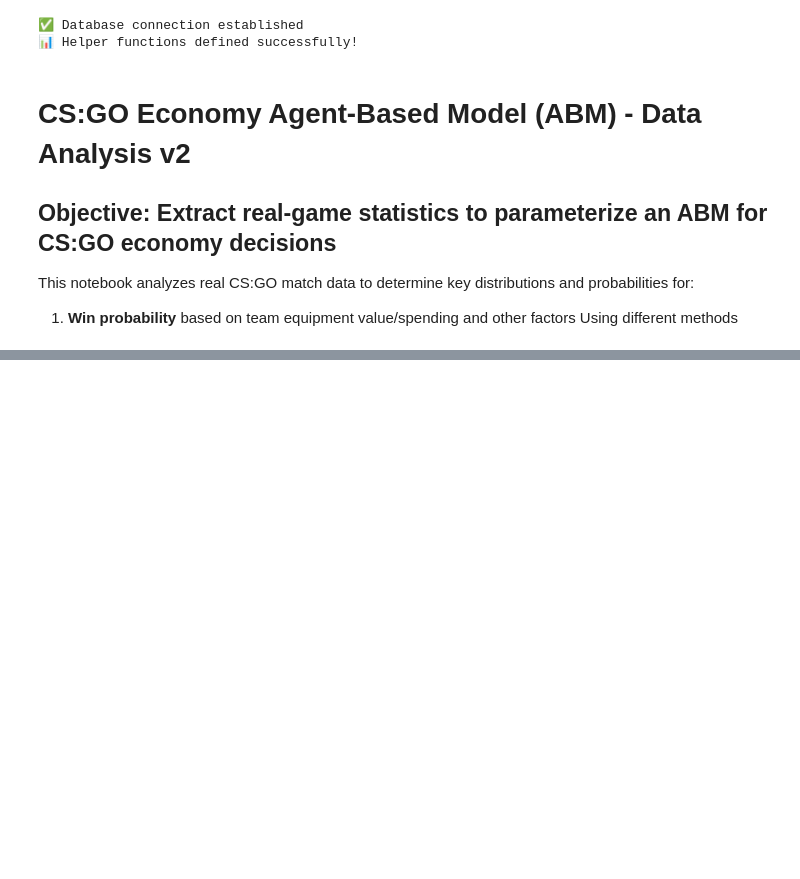
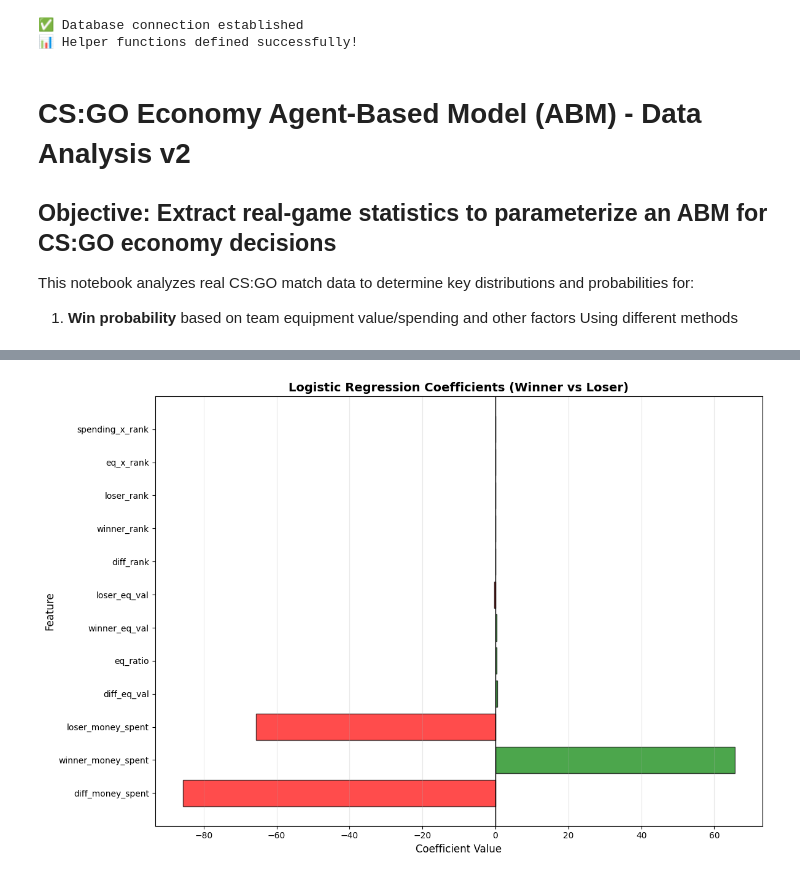
Before and after one commit to petz15/csgo_parser_analytics, a Jupyter notebook: abm_v2.ipynb, the cells around one changed output, grey strips where cells are left out. Saved outputs shown, nothing was run; the diff lists cells and outputs as text; code cells hidden in the pictures; blank space fills up the shorter version.

```diff
--- a/abm_v2.ipynb
+++ b/abm_v2.ipynb
@@ -983,0 +781,63 @@ else:
+# %%
+log_model = trained_models['Logistic Regression']
+# For logistic regression, analyze coefficients
+print("\n📊 LOGISTIC REGRESSION COEFFICIENTS")
+print("="*70)
+
+coefficients = log_model.coef_[0]
+feature_names = X.columns
+
+# Create importance dataframe
+importance_df = pd.DataFrame({
+    'feature': feature_names,
+    'coefficient': coefficients,
+    'abs_coefficient': np.abs(coefficients),
+    'odds_ratio': np.exp(coefficients)
+}).sort_values('abs_coefficient', ascending=False)
+
+print("\nFeature Coefficients (sorted by absolute value):")
+print(importance_df.to_string(index=False))
+
+print("\n💡 Interpretation (Winner Perspective):")
+print("  - Positive coefficient: increases probability of winning")
+print("  - Negative coefficient: decreases probability of winning")
+print("  - Odds ratio > 1: multiplicative increase in win odds")
+print("  - Odds ratio < 1: multiplicative decrease in win odds")
+
+# Plot coefficients
+plt.figure(figsize=(12, 8))
+colors = ['green' if x > 0 else 'red' for x in importance_df['coefficient']]
+plt.barh(importance_df['feature'], importance_df['coefficient'], color=colors, alpha=0.7, edgecolor='black')
+plt.xlabel('Coefficient Value', fontsize=12)
+plt.ylabel('Feature', fontsize=12)
+plt.title('Logistic Regression Coefficients (Winner vs Loser)', fontsize=14, fontweight='bold')
+plt.axvline(x=0, color='black', linestyle='-', linewidth=1)
+plt.grid(True, alpha=0.3, axis='x')
+plt.tight_layout()
+plt.show()
+
+
+
+# Summary of key insights
+print("\n" + "="*70)
+print("🔑 KEY INSIGHTS FROM FEATURE IMPORTANCE")
+print("="*70)
+
+top_features = importance_df.head(5)
+print("\nTop 5 Most Important Features for Predicting Winners:")
+for idx, row in top_features.iterrows():
+    feature_name = row['feature']
+    print(f"  • {feature_name}")
+    if 'diff_' in feature_name:
+        print(f"    → Advantage metric (positive = winner had more)")
+    elif 'winner_' in feature_name:
+        print(f"    → Winner's absolute value")
+    elif 'loser_' in feature_name:
+        print(f"    → Loser's absolute value (for comparison)")
+
+print("\n💡 For ABM Implementation:")
+print("  - Focus on maintaining advantages in top features")
+print("  - Equipment and rank advantages are key predictors")
+print("  - Model can predict win probability given these metrics")
+print("  - Use this to optimize agent spending decisions")
+# %% [output]
@@ -983,0 +861 @@ else:
+[figure, added]
```
Also changed, not shown: parts of 12 cells of this notebook, 3 other files.
